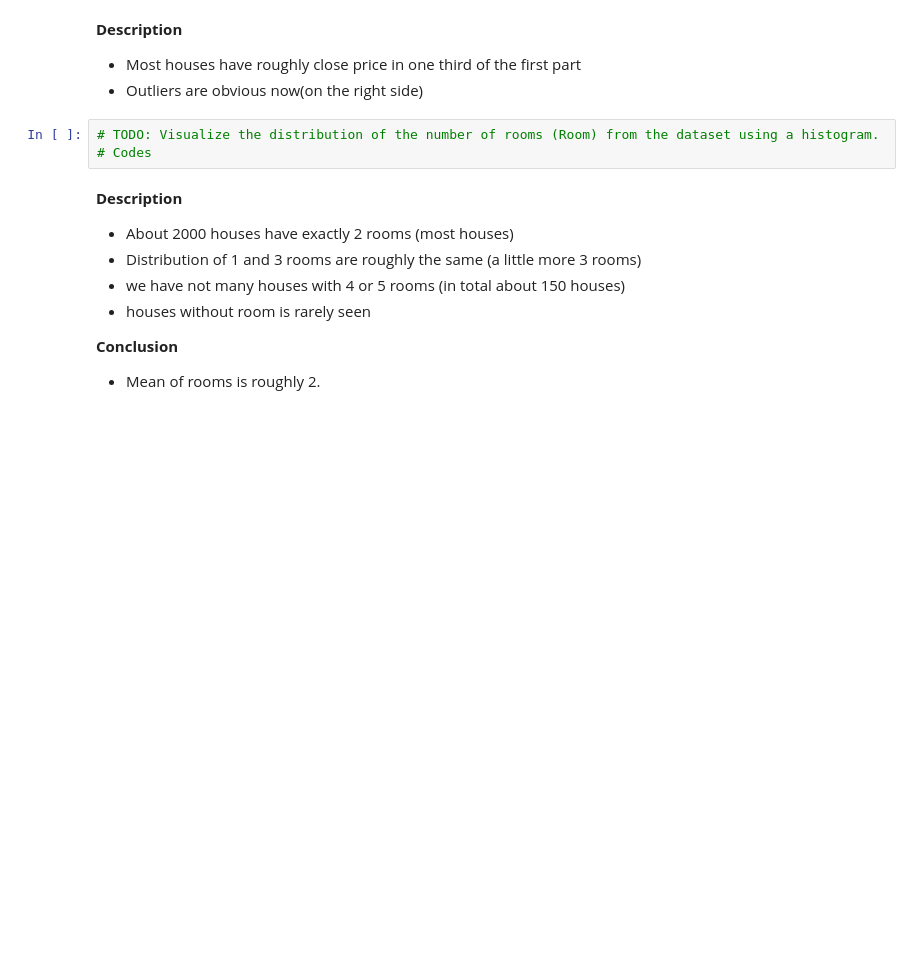
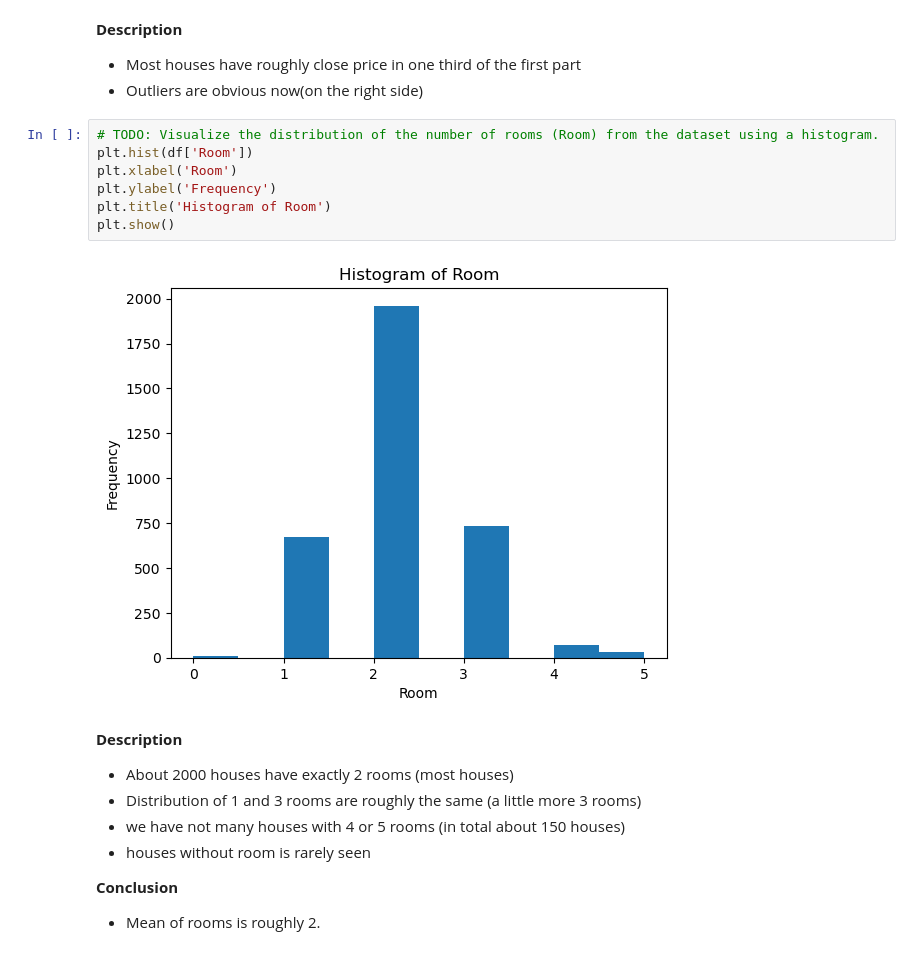
Before and after one commit to MoeeinAali/Micromaster-ProgrammingForDataAnalysis-Winter2024-Assignment04, a Jupyter notebook: Assignment04.ipynb, the cells around one changed output. Saved outputs shown, nothing was run; the diff lists cells and outputs as text; blank space fills up the shorter version.

```diff
--- a/Assignment04.ipynb
+++ b/Assignment04.ipynb
@@ -133,7 +208,13 @@ This project aims to perform data preparation and initial analysis on a real est
 * Outliers are obvious now(on the right side)
 # %%
 # TODO: Visualize the distribution of the number of rooms (Room) from the dataset using a histogram.
-# Codes
+plt.hist(df['Room'])
+plt.xlabel('Room')
+plt.ylabel('Frequency')
+plt.title('Histogram of Room')
+plt.show()
+# %% [output]
+[figure, added]
 # %% [markdown]
 **Description**<br>
 
```
Also changed, not shown: parts of 56 cells of this notebook.
